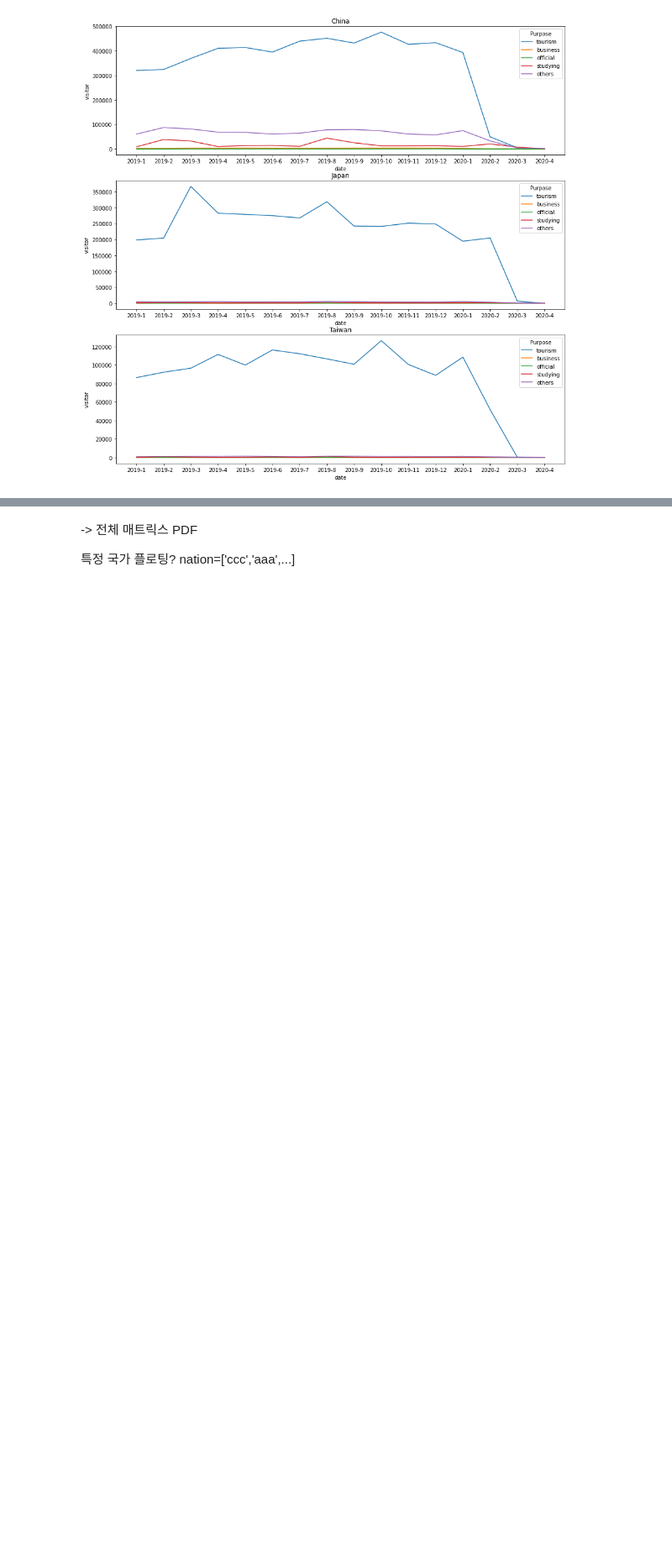
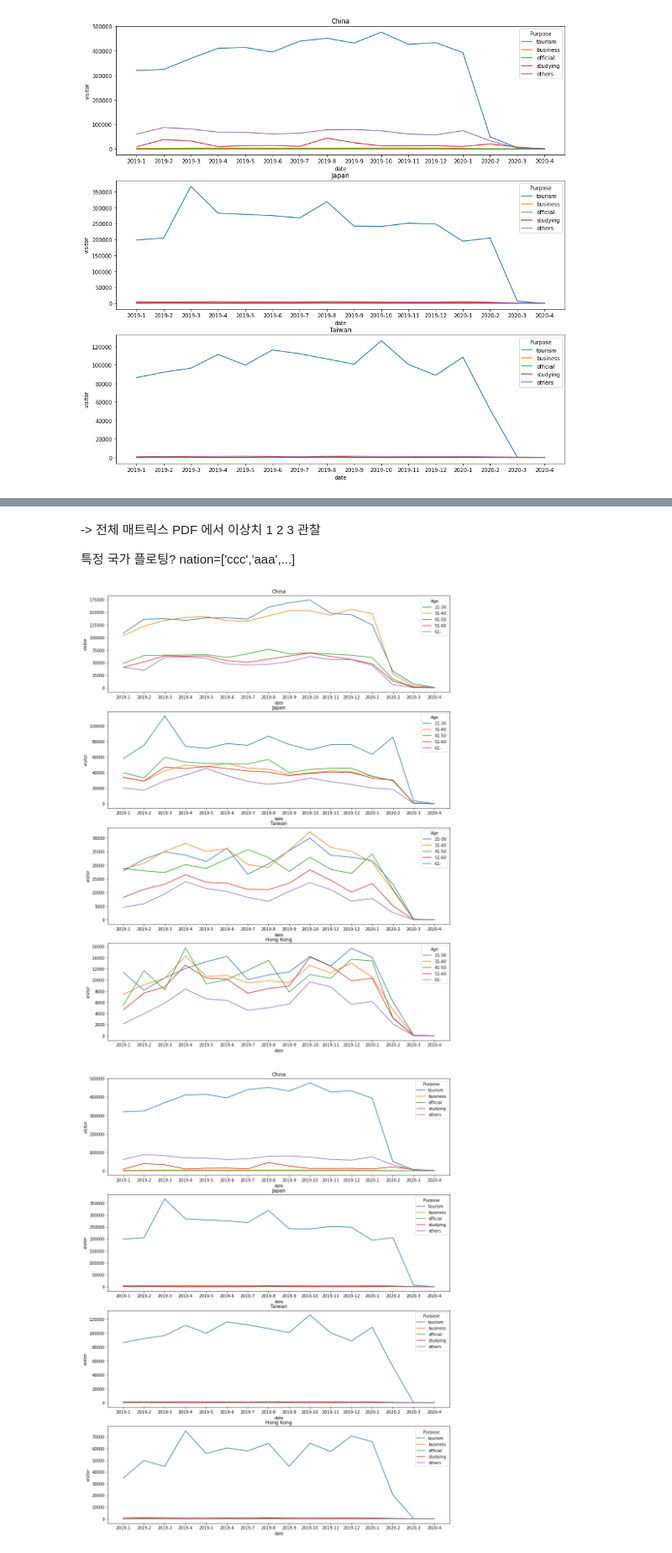
Before and after one commit to Caligo46/aiffel_lms, a Jupyter notebook: 20211021_presentation.ipynb, the cells around one changed output, grey strips where cells are left out. Shown at 84% size. Cells and saved outputs as stored; diff of their text form; code cells hidden in the pictures; blank space fills up the shorter version.

```diff
--- a/20211021_presentation.ipynb
+++ b/20211021_presentation.ipynb
@@ -209,6 +230,14 @@ multi_graph_nation_gender(df_gender, nations)   # 그래프 플로팅
 # %% [output]
 [figure]
 # %% [markdown]
--> 전체 매트릭스 PDF
+-> 전체 매트릭스 PDF 에서 이상치 1 2 3 관찰
 
 특정 국가 플로팅? nation=['ccc','aaa',...]
+# %%
+nations=['China', 'Japan', 'Taiwan', 'Hong Kong']
+multi_graph_nation_age(df_age, nations)
+multi_graph_nation_purp(df_purp, nations)
+multi_graph_nation_gender(df_gender, nations)
+# %% [output]
+[figure, added]
+[figure, added]
```
Also changed, not shown: parts of 16 cells of this notebook.
